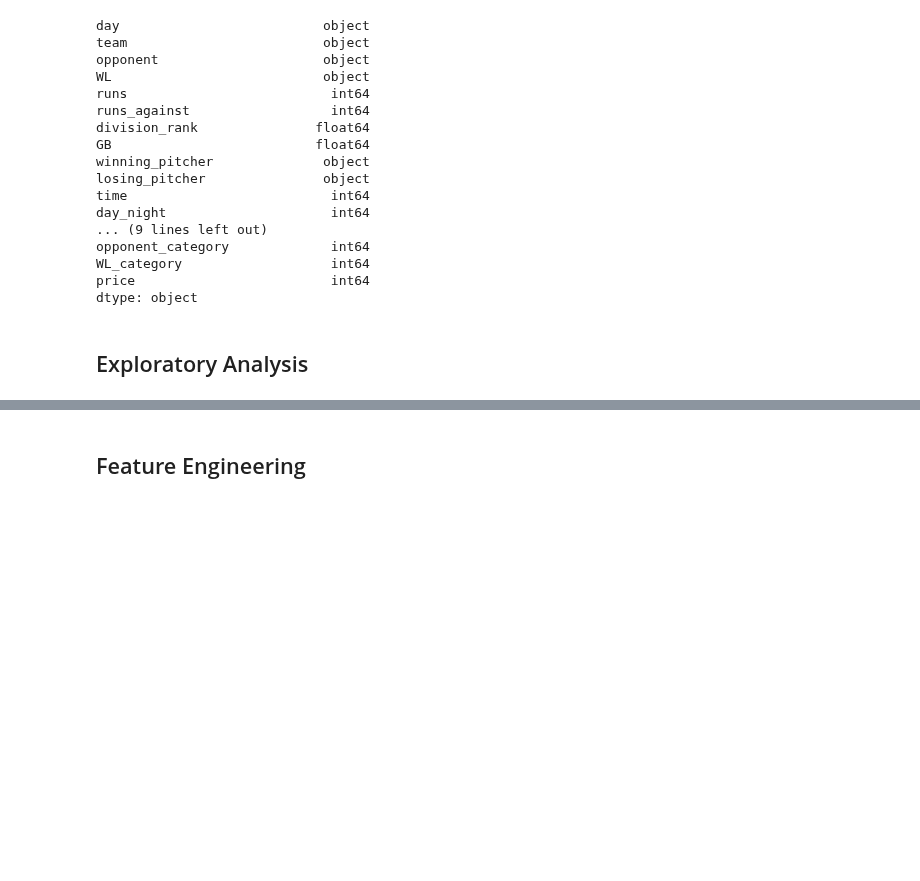
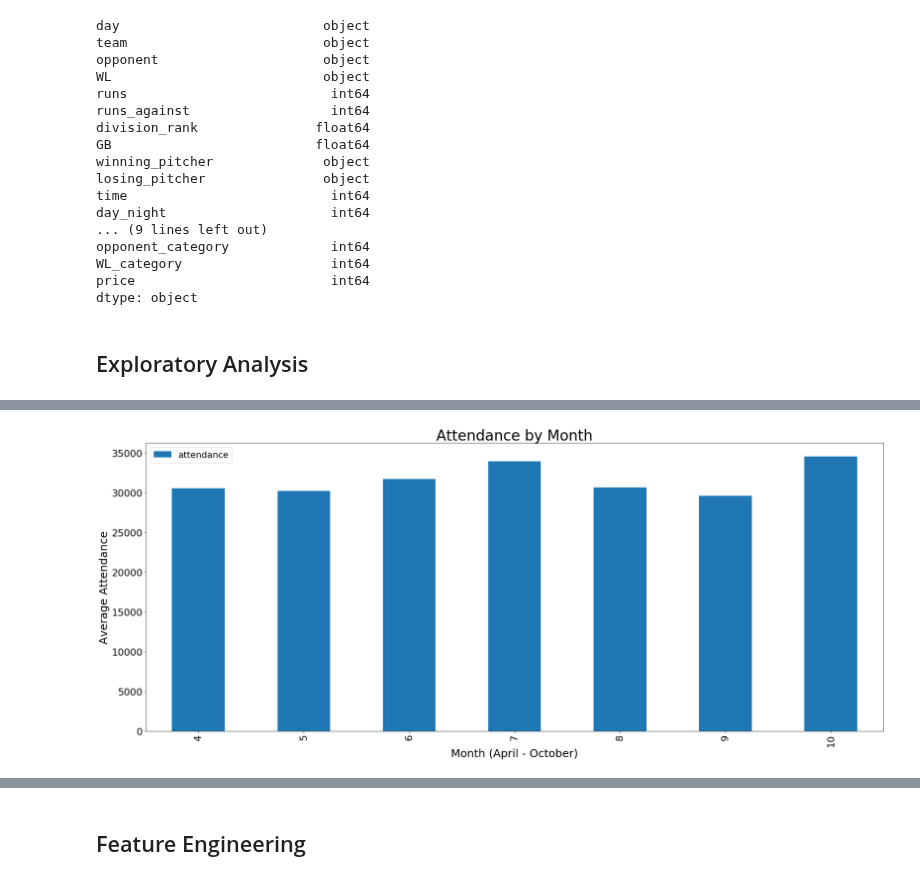
Before and after one commit to str007/Thinkful, a Jupyter notebook: Final_Capstone.ipynb, the cells around one changed output, grey strips where cells are left out. Saved outputs shown, nothing was run; the diff lists cells and outputs as text; code cells hidden in the pictures; blank space fills up the shorter version.

```diff
--- a/Final_Capstone.ipynb
+++ b/Final_Capstone.ipynb
@@ -388,0 +406,15 @@ dtype: object
+# %%
+#Create variable for avg attendance grouped by month
+attendance_month = team_df[['attendance','month_num']].groupby('month_num').mean()
+
+#Set plot preferences and show plot
+attendance_month.plot.bar(figsize=(30, 12))
+plt.legend(fontsize=20)
+plt.title('Attendance by Month', fontsize=33)
+plt.xlabel('Month (April - October)', fontsize=25)
+plt.ylabel('Average Attendance', fontsize=25)
+plt.xticks(fontsize=22)
+plt.yticks(fontsize=22)
+plt.show()
+# %% [output]
+[figure, added]
```
Also changed, not shown: parts of 23 cells of this notebook.
